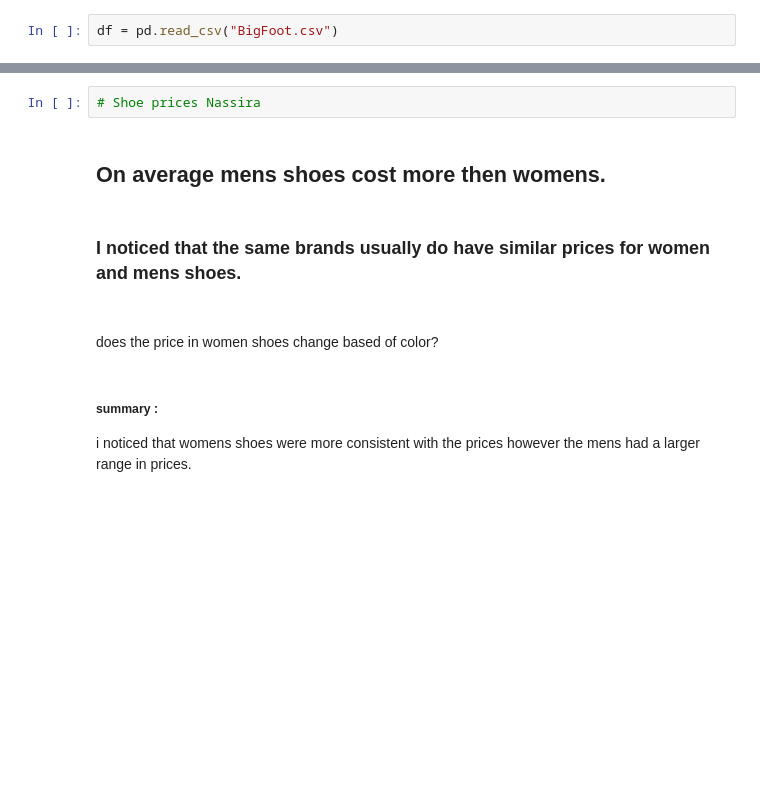
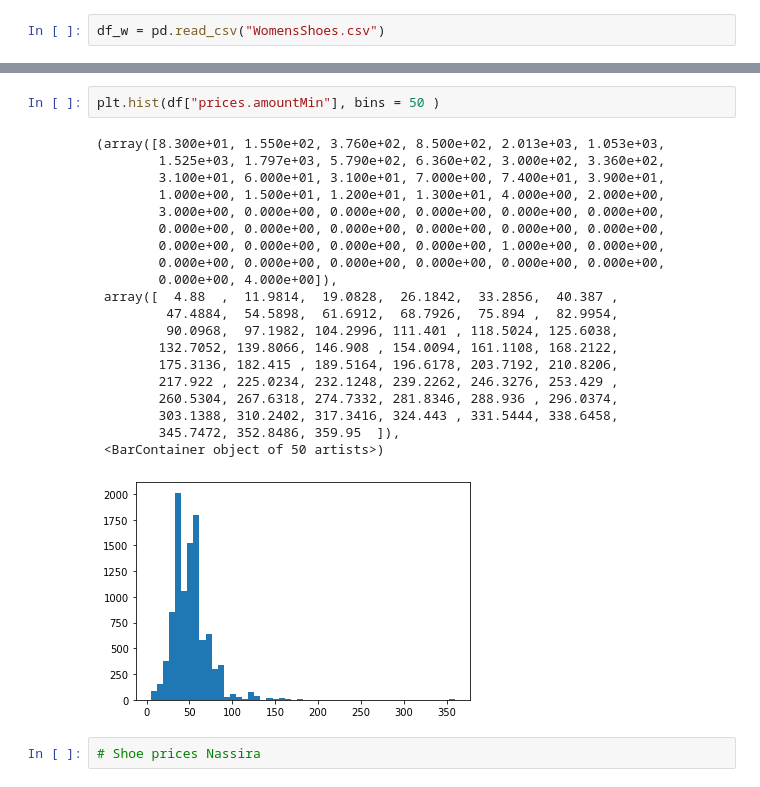
Before and after one commit to Nassira27/Homework1, a Jupyter notebook: Homework 1.ipynb, the cells around one changed output, grey strips where cells are left out. Drawn from its saved outputs; the diff is of its cells as text; blank space fills up the shorter version.

```diff
--- a/Homework 1.ipynb
+++ b/Homework 1.ipynb
@@ -3,5 +5,5 @@ import pandas as pd
 # %%
-df = pd.read_csv("BigFoot.csv")
+df_w = pd.read_csv("WomensShoes.csv")
 # %%
 df.head()
 # %% [output]
@@ -15,13 +11,25 @@ df.head()
+# %%
+plt.hist(df["prices.amountMin"], bins = 50 )
+# %% [output]
+(array([8.300e+01, 1.550e+02, 3.760e+02, 8.500e+02, 2.013e+03, 1.053e+03,
+        1.525e+03, 1.797e+03, 5.790e+02, 6.360e+02, 3.000e+02, 3.360e+02,
+        3.100e+01, 6.000e+01, 3.100e+01, 7.000e+00, 7.400e+01, 3.900e+01,
+        1.000e+00, 1.500e+01, 1.200e+01, 1.300e+01, 4.000e+00, 2.000e+00,
+        3.000e+00, 0.000e+00, 0.000e+00, 0.000e+00, 0.000e+00, 0.000e+00,
+        0.000e+00, 0.000e+00, 0.000e+00, 0.000e+00, 0.000e+00, 0.000e+00,
+        0.000e+00, 0.000e+00, 0.000e+00, 0.000e+00, 1.000e+00, 0.000e+00,
+        0.000e+00, 0.000e+00, 0.000e+00, 0.000e+00, 0.000e+00, 0.000e+00,
+        0.000e+00, 4.000e+00]),
+ array([  4.88  ,  11.9814,  19.0828,  26.1842,  33.2856,  40.387 ,
+         47.4884,  54.5898,  61.6912,  68.7926,  75.894 ,  82.9954,
+         90.0968,  97.1982, 104.2996, 111.401 , 118.5024, 125.6038,
+        132.7052, 139.8066, 146.908 , 154.0094, 161.1108, 168.2122,
+        175.3136, 182.415 , 189.5164, 196.6178, 203.7192, 210.8206,
+        217.922 , 225.0234, 232.1248, 239.2262, 246.3276, 253.429 ,
+        260.5304, 267.6318, 274.7332, 281.8346, 288.936 , 296.0374,
+        303.1388, 310.2402, 317.3416, 324.443 , 331.5444, 338.6458,
+        345.7472, 352.8486, 359.95  ]),
+ <BarContainer object of 50 artists>)
+[figure, added]
 # %%
 # Shoe prices Nassira
-# %% [markdown]
-## On average mens shoes cost more then womens.
-# %% [markdown]
-### I noticed that the same brands usually do have similar prices for women and mens shoes.
-# %% [markdown]
-####
-does the price in women shoes change based of color?
-# %% [markdown]
-##### summary :
-i noticed that womens shoes were more consistent with the prices
-however the mens had a larger range in prices.
```
Also changed, not shown: parts of 18 cells of this notebook, 1 other file.
